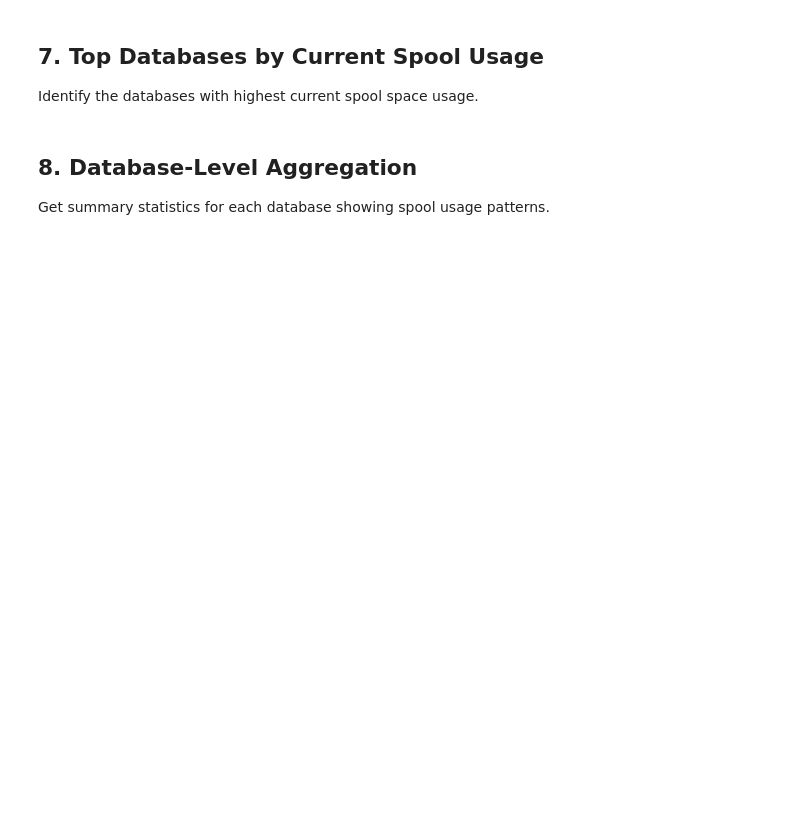
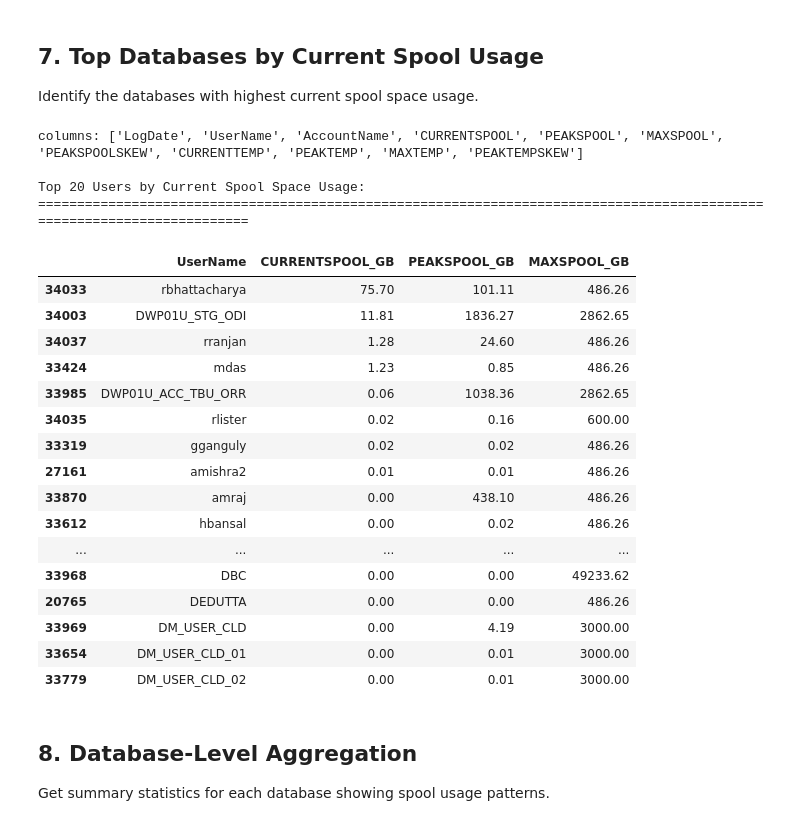
Before and after one commit to clydewatts1/ubiquitous-palm-tree, a Jupyter notebook: teradata_spoolspace.ipynb, the cells around one changed output. Drawn from its saved outputs; the diff is of its cells as text; code cells hidden in the pictures; blank space fills up the shorter version.

```diff
--- a/teradata_spoolspace.ipynb
+++ b/teradata_spoolspace.ipynb
@@ -79,8 +91,7 @@ try:
     df = report.get_spoolspace_history(
         env_name='test',  # Change to 'prod' for production data
         start_date=start_date,
-        end_date=end_date,
-        database_name=database_pattern
+        end_date=end_date
     )
 
     print(f"✓ Retrieved {len(df):,} rows from PDCRINFO.SpoolSpace_Hst")
@@ -155,28 +235,50 @@ else:
 Identify the databases with highest current spool space usage.
 # %%
 if df is not None and not df.empty:
-    # Get the most recent data for each database
-    latest_data = df.loc[df.groupby('DatabaseName')['LogDate'].idxmax()]
-
+    # Get the most recent data for each user
+    latest_data = df.loc[df.groupby('UserName')['LogDate'].idxmax()]
+    print("columns:", latest_data.columns.tolist())
     # Sort by current spool usage
     top_dbs = latest_data.nlargest(20, 'CURRENTSPOOL')[[
-        'DatabaseName', 'AccountName',
-        'CURRENTSPOOL', 'PEAKSPOOL', 'MAXSPOOL', 'CURRENTSPOOLSKEW'
+        'UserName', 'AccountName',
+        'CURRENTSPOOL', 'PEAKSPOOL', 'MAXSPOOL', 'PEAKSPOOLSKEW','PEAKSPOOLSKEW', 'PEAKTEMP', 'MAXTEMP', 'PEAKTEMPSKEW'
     ]].copy()
 
     # Convert to GB for readability
+    # Rounding will be done during display
     top_dbs['CURRENTSPOOL_GB'] = top_dbs['CURRENTSPOOL'] / 1024**3
     top_dbs['PEAKSPOOL_GB'] = top_dbs['PEAKSPOOL'] / 1024**3
     top_dbs['MAXSPOOL_GB'] = top_dbs['MAXSPOOL'] / 1024**3
 
-    print("\nTop 20 Databases by Current Spool Space Usage:")
+    print("\nTop 20 Users by Current Spool Space Usage:")
     print("=" * 120)
     display(top_dbs[[
-        'DatabaseName', 'CURRENTSPOOL_GB', 'PEAKSPOOL_GB', 'MAXSPOOL_GB',
-        'CURRENTSPOOLSKEW'
-    ]].sort_values('CURRENTSPOOL_GB', ascending=False))
+        'UserName', 'CURRENTSPOOL_GB', 'PEAKSPOOL_GB', 'MAXSPOOL_GB'
+    ]].sort_values('CURRENTSPOOL_GB', ascending=False).round(2))
 else:
     print("No data available for database ranking.")
+# %% [output]
+columns: ['LogDate', 'UserName', 'AccountName', 'CURRENTSPOOL', 'PEAKSPOOL', 'MAXSPOOL', 'PEAKSPOOLSKEW', 'CURRENTTEMP', 'PEAKTEMP', 'MAXTEMP', 'PEAKTEMPSKEW']
+
+Top 20 Users by Current Spool Space Usage:
+========================================================================================================================
+|  | UserName | CURRENTSPOOL_GB | PEAKSPOOL_GB | MAXSPOOL_GB |
+| 34033 | rbhattacharya | 75.70 | 101.11 | 486.26 |
+| 34003 | DWP01U_STG_ODI | 11.81 | 1836.27 | 2862.65 |
+| 34037 | rranjan | 1.28 | 24.60 | 486.26 |
+| 33424 | mdas | 1.23 | 0.85 | 486.26 |
+| 33985 | DWP01U_ACC_TBU_ORR | 0.06 | 1038.36 | 2862.65 |
+| 34035 | rlister | 0.02 | 0.16 | 600.00 |
+| 33319 | gganguly | 0.02 | 0.02 | 486.26 |
+| 27161 | amishra2 | 0.01 | 0.01 | 486.26 |
+| 33870 | amraj | 0.00 | 438.10 | 486.26 |
+| 33612 | hbansal | 0.00 | 0.02 | 486.26 |
+| ... | ... | ... | ... | ... |
+| 33968 | DBC | 0.00 | 0.00 | 49233.62 |
+| 20765 | DEDUTTA | 0.00 | 0.00 | 486.26 |
+| 33969 | DM_USER_CLD | 0.00 | 4.19 | 3000.00 |
+| 33654 | DM_USER_CLD_01 | 0.00 | 0.01 | 3000.00 |
+| 33779 | DM_USER_CLD_02 | 0.00 | 0.01 | 3000.00 |
 # %% [markdown]
 ## 8. Database-Level Aggregation
 
```
Also changed, not shown: parts of 10 cells of this notebook, 2 other files.
